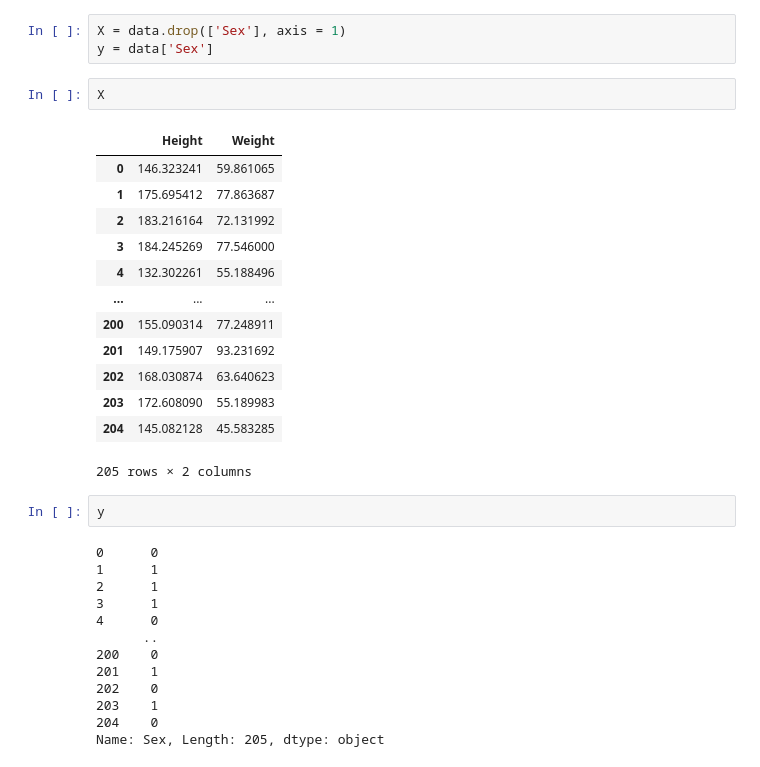
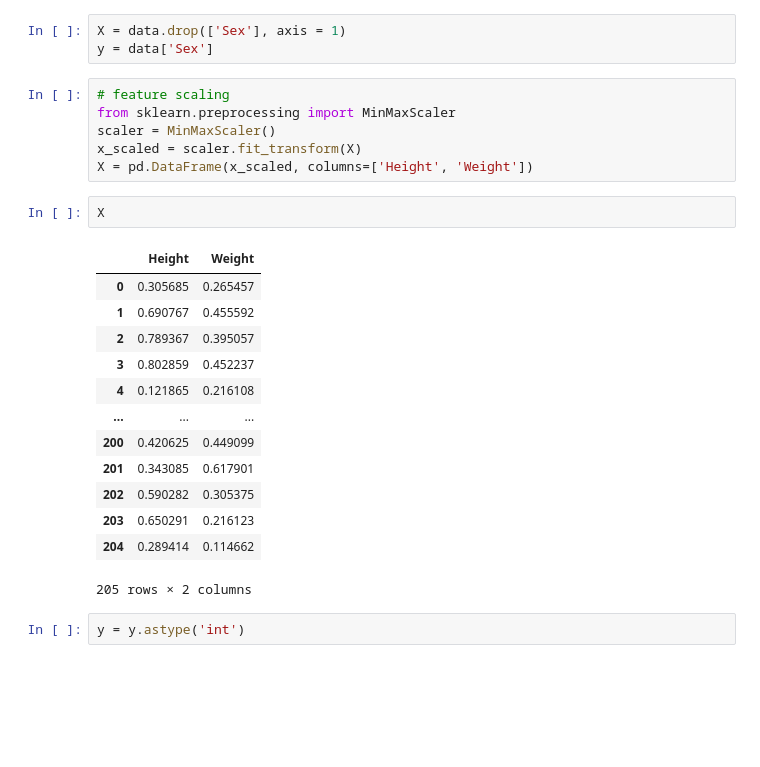
Before and after one commit to Eranga035225/Deep-learning-tutorials, a Jupyter notebook: Classification using tensor flow/Classification with tensor flow.ipynb, the cells around one changed output. Cells and saved outputs as stored; diff of their text form; blank space fills up the shorter version.

```diff
--- a/Classification using tensor flow/Classification with tensor flow.ipynb
+++ b/Classification using tensor flow/Classification with tensor flow.ipynb
@@ -65,36 +65,29 @@ data.head()
 X = data.drop(['Sex'], axis = 1)
 y = data['Sex']
 # %%
-X
+# feature scaling
+from sklearn.preprocessing import MinMaxScaler
+scaler = MinMaxScaler()
+x_scaled = scaler.fit_transform(X)
+X = pd.DataFrame(x_scaled, columns=['Height', 'Weight'])
-# %% [output]
-|  | Height | Weight |
-| 0 | 146.323241 | 59.861065 |
-| 1 | 175.695412 | 77.863687 |
-| 2 | 183.216164 | 72.131992 |
-| 3 | 184.245269 | 77.546000 |
-| 4 | 132.302261 | 55.188496 |
-| ... | ... | ... |
-| 200 | 155.090314 | 77.248911 |
-| 201 | 149.175907 | 93.231692 |
-| 202 | 168.030874 | 63.640623 |
-| 203 | 172.608090 | 55.189983 |
-| 204 | 145.082128 | 45.583285 |
-205 rows × 2 columns
 # %%
-y
+X
 # %% [output]
+|  | Height | Weight |
+| 0 | 0.305685 | 0.265457 |
+| 1 | 0.690767 | 0.455592 |
+| 2 | 0.789367 | 0.395057 |
+| 3 | 0.802859 | 0.452237 |
+| 4 | 0.121865 | 0.216108 |
+| ... | ... | ... |
+| 200 | 0.420625 | 0.449099 |
+| 201 | 0.343085 | 0.617901 |
+| 202 | 0.590282 | 0.305375 |
+| 203 | 0.650291 | 0.216123 |
+| 204 | 0.289414 | 0.114662 |
-0      0
-1      1
-2      1
-3      1
-4      0
-      ..
-200    0
-201    1
-202    0
-203    1
-204    0
-Name: Sex, Length: 205, dtype: object
+205 rows × 2 columns
+# %%
+y = y.astype('int')
 # %%
 plt.scatter(X['Height'],X['Weight'], c=y)
 plt.colorbar()
```
Also changed, not shown: parts of 19 cells of this notebook.
